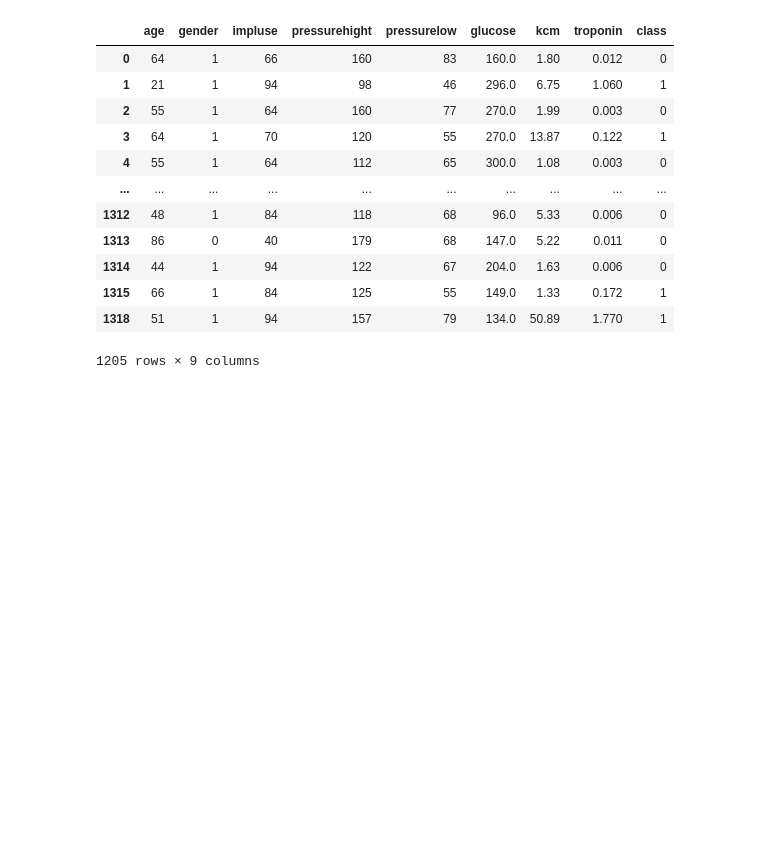
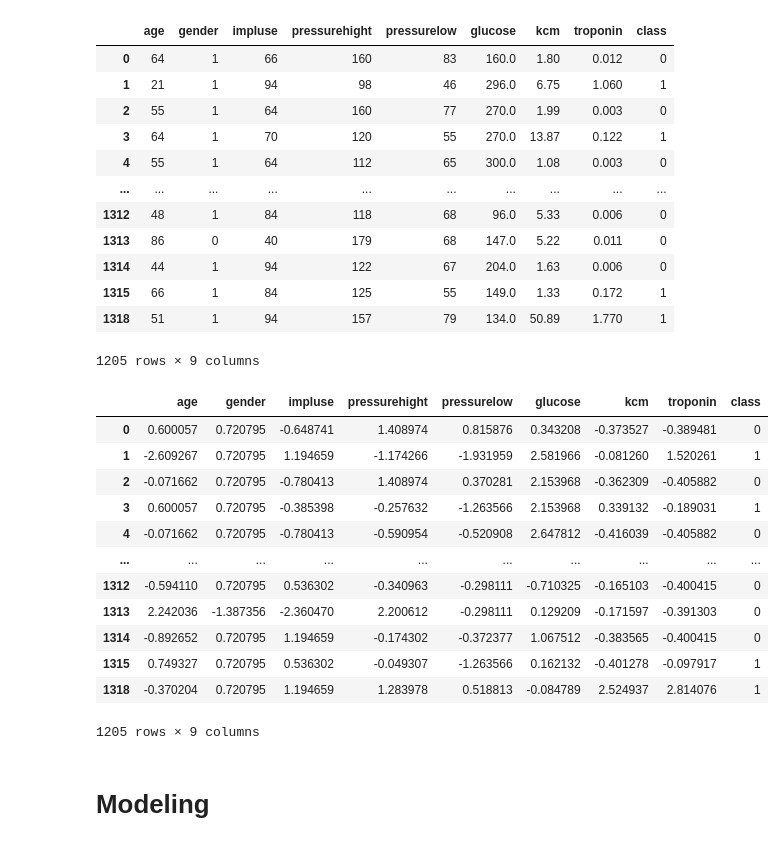
Before and after one commit to ZIDANIDROS/BelajarDataScience, a Jupyter notebook: 4522210012_husein_zidan_machine_learning_uts.ipynb, the cells around one changed output. Cells and saved outputs as stored; diff of their text form; code cells hidden in the pictures; blank space fills up the shorter version.

```diff
--- a/4522210012_husein_zidan_machine_learning_uts.ipynb
+++ b/4522210012_husein_zidan_machine_learning_uts.ipynb
@@ -164,3 +169,25 @@ Inliers:
 | 1315 | 66 | 1 | 84 | 125 | 55 | 149.0 | 1.33 | 0.172 | 1 |
 | 1318 | 51 | 1 | 94 | 157 | 79 | 134.0 | 50.89 | 1.770 | 1 |
 1205 rows × 9 columns
+# %%
+# Normalisasi menggunakan Z-Score
+normalized_inliers = inliers.copy()
+normalized_inliers[inliers.columns[:-1]] = inliers[inliers.columns[:-1]].apply(zscore)
+
+normalized_inliers
+# %% [output]
+|  | age | gender | impluse | pressurehight | pressurelow | glucose | kcm | troponin | class |
+| 0 | 0.600057 | 0.720795 | -0.648741 | 1.408974 | 0.815876 | 0.343208 | -0.373527 | -0.389481 | 0 |
+| 1 | -2.609267 | 0.720795 | 1.194659 | -1.174266 | -1.931959 | 2.581966 | -0.081260 | 1.520261 | 1 |
+| 2 | -0.071662 | 0.720795 | -0.780413 | 1.408974 | 0.370281 | 2.153968 | -0.362309 | -0.405882 | 0 |
+| 3 | 0.600057 | 0.720795 | -0.385398 | -0.257632 | -1.263566 | 2.153968 | 0.339132 | -0.189031 | 1 |
+| 4 | -0.071662 | 0.720795 | -0.780413 | -0.590954 | -0.520908 | 2.647812 | -0.416039 | -0.405882 | 0 |
+| ... | ... | ... | ... | ... | ... | ... | ... | ... | ... |
+| 1312 | -0.594110 | 0.720795 | 0.536302 | -0.340963 | -0.298111 | -0.710325 | -0.165103 | -0.400415 | 0 |
+| 1313 | 2.242036 | -1.387356 | -2.360470 | 2.200612 | -0.298111 | 0.129209 | -0.171597 | -0.391303 | 0 |
+| 1314 | -0.892652 | 0.720795 | 1.194659 | -0.174302 | -0.372377 | 1.067512 | -0.383565 | -0.400415 | 0 |
+| 1315 | 0.749327 | 0.720795 | 0.536302 | -0.049307 | -1.263566 | 0.162132 | -0.401278 | -0.097917 | 1 |
+| 1318 | -0.370204 | 0.720795 | 1.194659 | 1.283978 | 0.518813 | -0.084789 | 2.524937 | 2.814076 | 1 |
+1205 rows × 9 columns
+# %% [markdown]
+# Modeling
```
Also changed, not shown: parts of 14 cells of this notebook.
